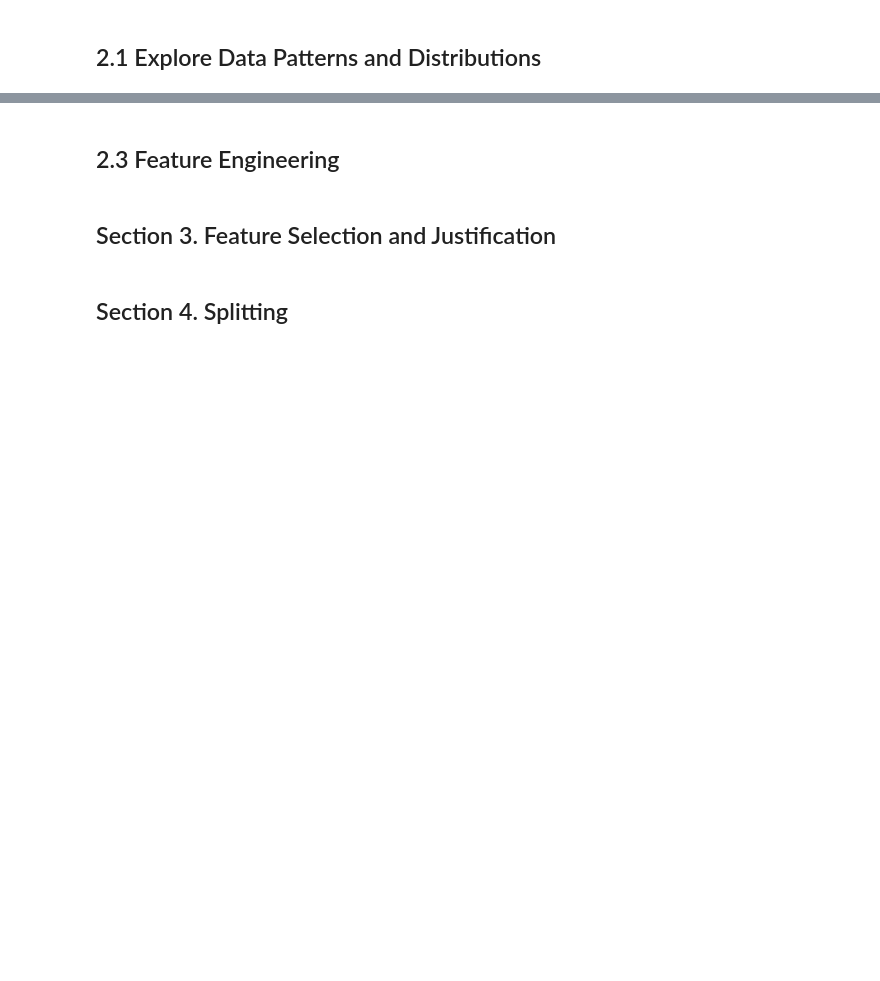
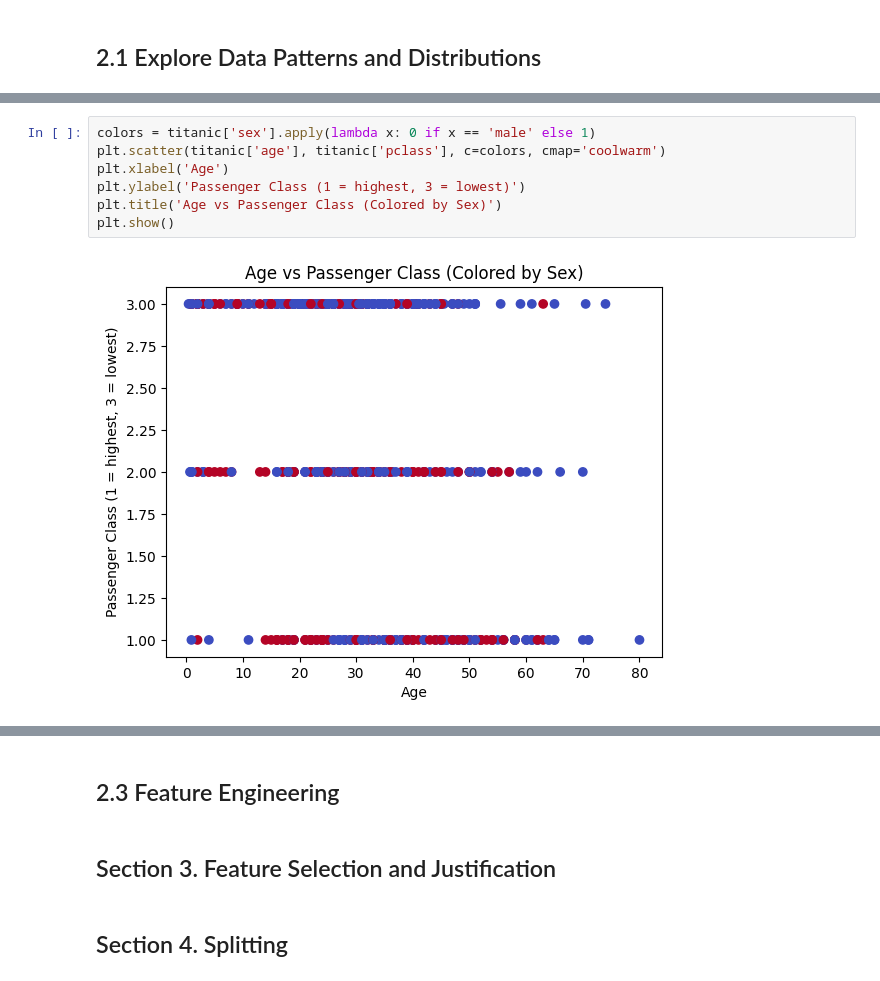
Before and after one commit to ssowers2/applied-ml-sowers, a Jupyter notebook: notebooks/project02/ml02_sowers.ipynb, the cells around one changed output, grey strips where cells are left out. Drawn from its saved outputs; the diff is of its cells as text; blank space fills up the shorter version.

```diff
--- a/notebooks/project02/ml02_sowers.ipynb
+++ b/notebooks/project02/ml02_sowers.ipynb
@@ -84,0 +183,9 @@ alone         0.404744  1.000000
+# %%
+colors = titanic['sex'].apply(lambda x: 0 if x == 'male' else 1)
+plt.scatter(titanic['age'], titanic['pclass'], c=colors, cmap='coolwarm')
+plt.xlabel('Age')
+plt.ylabel('Passenger Class (1 = highest, 3 = lowest)')
+plt.title('Age vs Passenger Class (Colored by Sex)')
+plt.show()
+# %% [output]
+[figure, added]
```
Also changed, not shown: parts of 20 cells of this notebook.
